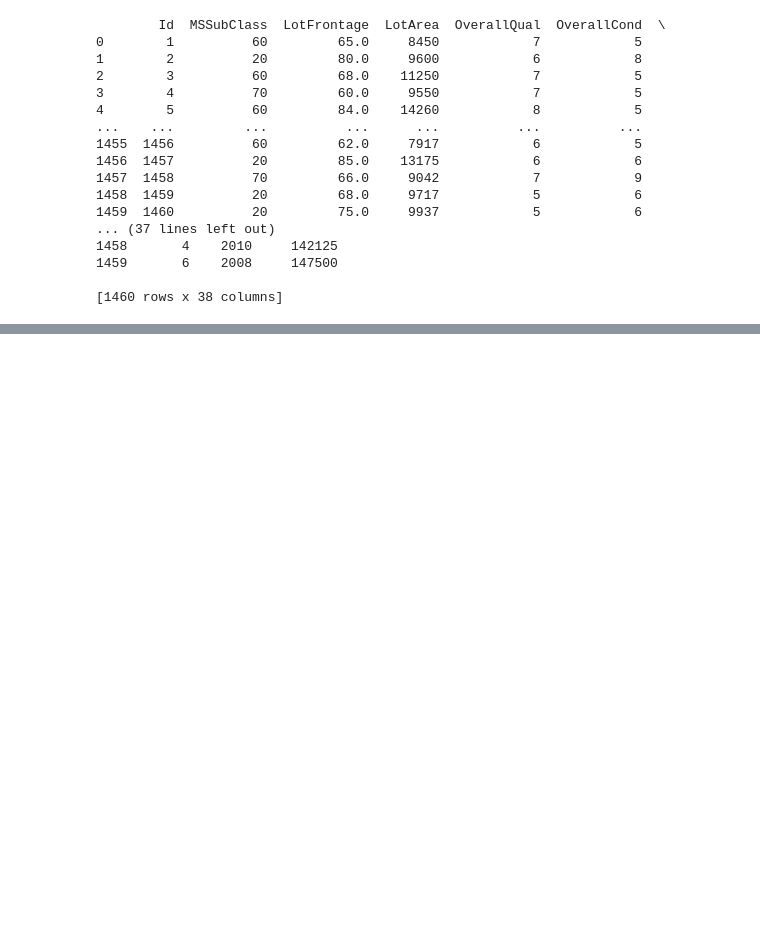
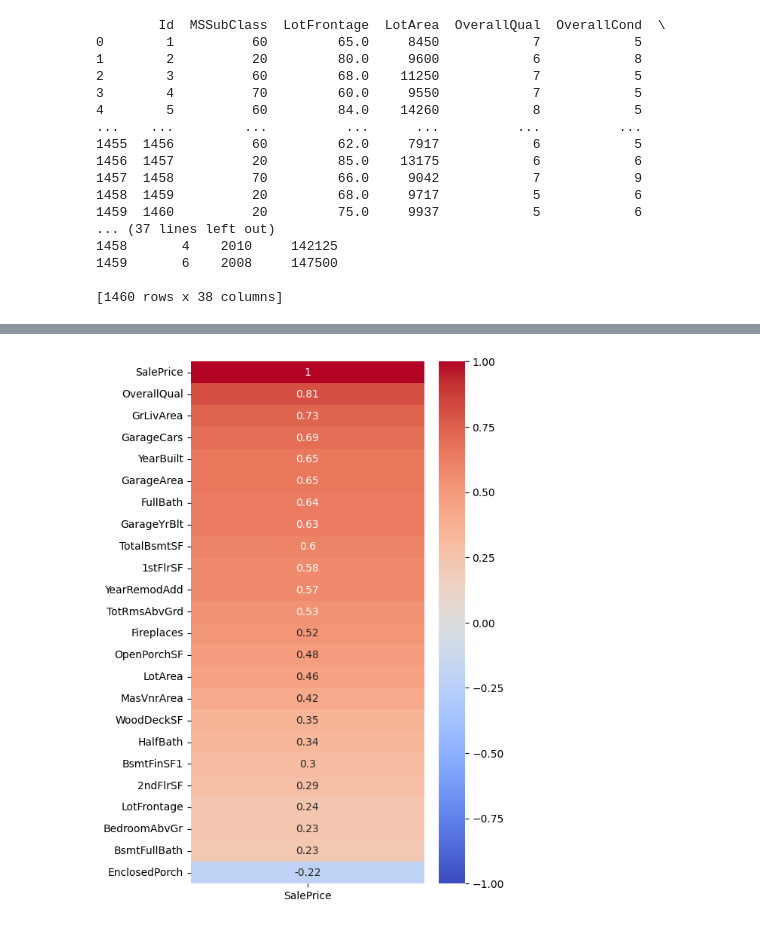
Before and after one commit to fabricio-inoue/House-Prices---Regression, a Jupyter notebook: House-pricing.ipynb, the cells around one changed output, grey strips where cells are left out. Saved outputs shown, nothing was run; the diff lists cells and outputs as text; code cells hidden in the pictures; blank space fills up the shorter version.

```diff
--- a/House-pricing.ipynb
+++ b/House-pricing.ipynb
@@ -97,0 +147,4 @@ import seaborn as sns
+# %%
+corr_heatmap(numerical_columns, 'spearman')
+# %% [output]
+[figure, added]
```
Also changed, not shown: parts of 10 cells of this notebook.
